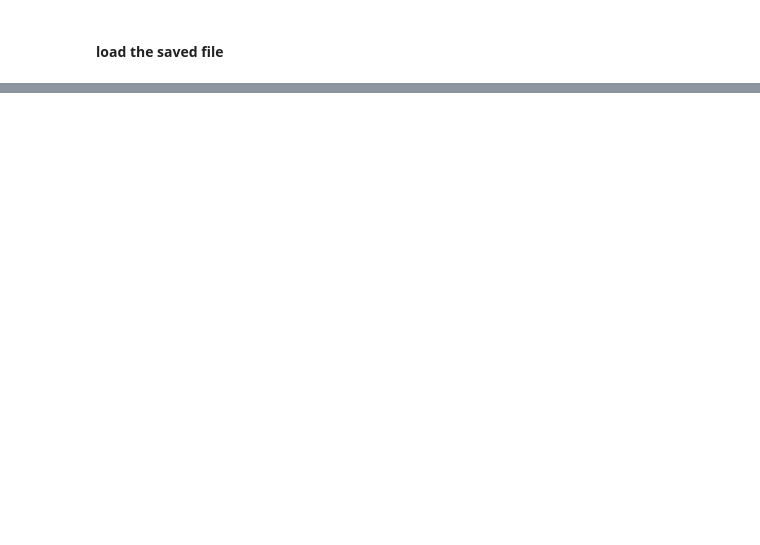
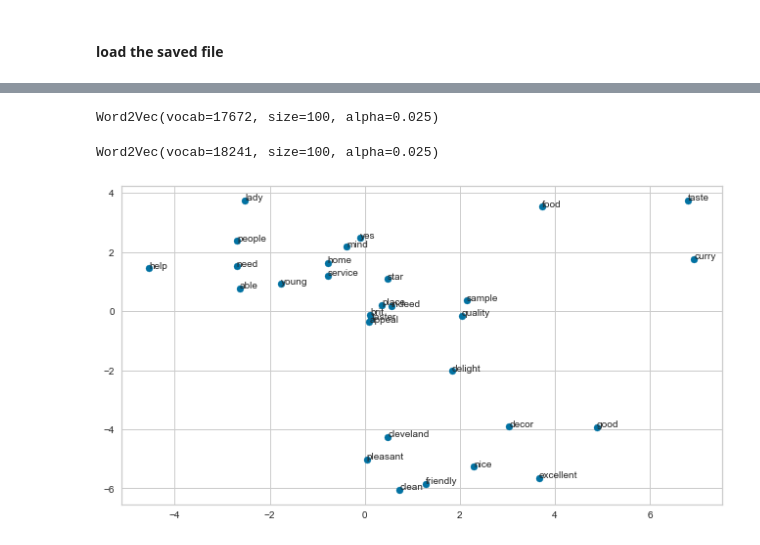
Before and after one commit to glingden/NLP-Sentiment-Analysis, a Jupyter notebook: sentiment_analysis.ipynb, the cells around one changed output, grey strips where cells are left out. Saved outputs shown, nothing was run; the diff lists cells and outputs as text; code cells hidden in the pictures; blank space fills up the shorter version.

```diff
--- a/sentiment_analysis.ipynb
+++ b/sentiment_analysis.ipynb
@@ -944,8 +876,0 @@ sentiments = array([1,1,1,1,1,1,1,1,0,0,0,0,0,0,0,0])
-# %%
-from nltk.tokenize import word_tokenize
-
-all_words = []
-for sent in corpus:
-    tokenize_word = word_tokenize(sent)
-    for word in tokenize_word:
-        all_words.append(word)
@@ -990,0 +886,6 @@ Embedding(vocab_length, 20, input_length=length_long_sentence)
+# %%
+#final_data_shuffle['new_text_wordlist'] = final_data_shuffle.new_text.apply(lambda x : word_tokenize(x))
+final_data_shuffle['text_wordlist'] = final_data_shuffle.text.apply(lambda x : word_tokenize(x))
+# %%
+model = Word2Vec(final_data_shuffle['new_text_wordlist'], size=100, window=5, min_count=5, workers=4)
+model_1 = Word2Vec(final_data_shuffle['text_wordlist'], size=100, window=5, min_count=5, workers=4)
@@ -990,0 +895,8 @@ Embedding(vocab_length, 20, input_length=length_long_sentence)
+# %%
+print(model)
+# %% [output]
+Word2Vec(vocab=17672, size=100, alpha=0.025)
+# %%
+print(model_1)
+# %% [output]
+Word2Vec(vocab=18241, size=100, alpha=0.025)
@@ -990,0 +906,19 @@ Embedding(vocab_length, 20, input_length=length_long_sentence)
+# %%
+#show similarity words
+X=model[model.wv.vocab]
+pca = PCA(n_components=2)
+
+pca = PCA(n_components=2)
+result = pca.fit_transform(X)
+# %%
+#show similarity words
+plt.figure(figsize=(11,6))
+plt.scatter(result[:30, 0], result[:30, 1])
+words = list(model.wv.vocab)[:30]
+for i, word in enumerate(words):
+    #print(word ,':', (result[i, 0], result[i, 1]))
+    plt.annotate(word, xy=(result[i, 0], result[i, 1]))
+
+plt.show()
+# %% [output]
+[figure, added]
```
Also changed, not shown: parts of 61 cells of this notebook.
